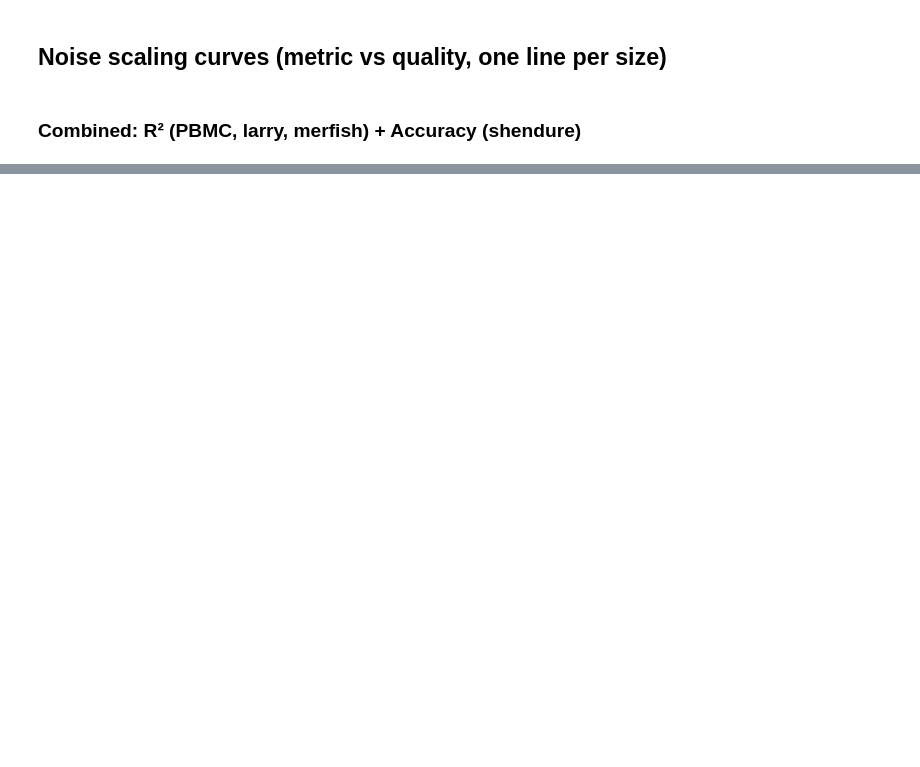
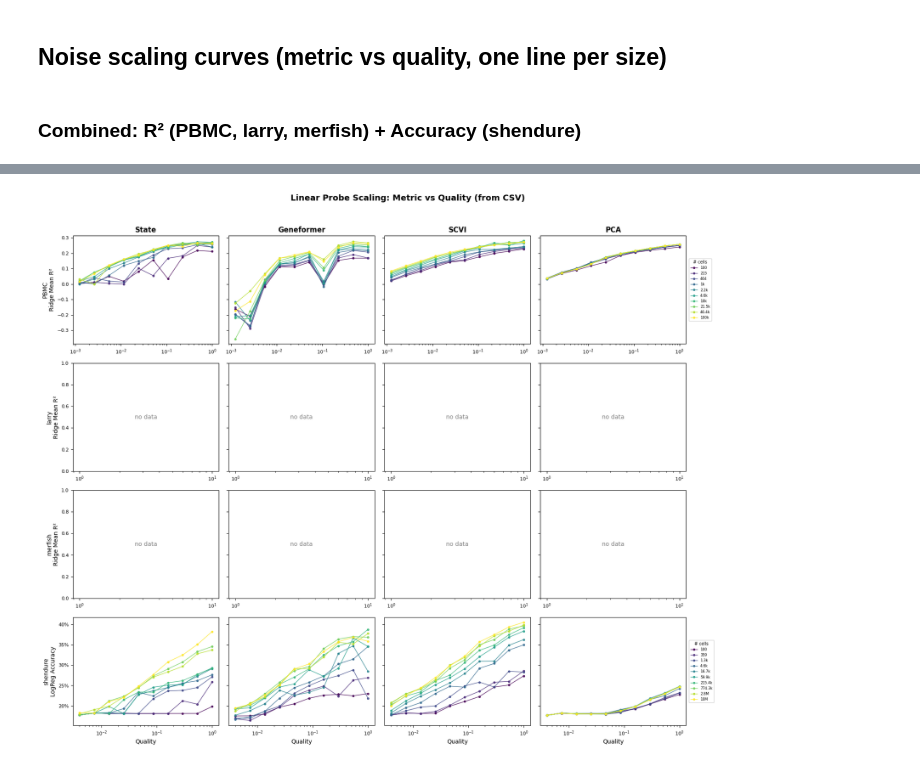
Before and after one commit to igor-sadalski/Scaling-up-measurement-noise-scaling-laws, a Jupyter notebook: analysis/2026-04-15_15-30_plot_linear_probe_scaling_curves.ipynb, the cells around one changed output, grey strips where cells are left out. Saved outputs shown, nothing was run; the diff lists cells and outputs as text; code cells hidden in the pictures; blank space fills up the shorter version.

```diff
--- a/analysis/2026-04-15_15-30_plot_linear_probe_scaling_curves.ipynb
+++ b/analysis/2026-04-15_15-30_plot_linear_probe_scaling_curves.ipynb
@@ -248,0 +284,85 @@ plt.show()
+# %%
+# Regenerate the plot from the saved CSV and write the PNG next to it
+# (Plotting attributes — probe_label, lower_is_better, pct, log_y — live in ROW_SPECS, not the CSV.)
+csv_df = pd.read_csv(CSV_PATH)
+
+# Pivot to wide form (one column per probe) so the existing plotting logic works unchanged
+df_from_csv = (csv_df
+               .pivot_table(index=['dataset', 'algo', 'size', 'quality'],
+                            columns='probe', values='value')
+               .reset_index()
+               .rename(columns={'algo': 'algorithm'}))
+df_from_csv.columns.name = None
+
+algorithms = [a for a in ALGO_ORDER if a in df_from_csv['algorithm'].unique()]
+n_rows = len(ROW_SPECS)
+n_cols = len(algorithms)
+
+plain_fmtr = mticker.FuncFormatter(_plain_number)
+
+fig, axes = plt.subplots(n_rows, n_cols,
+                         figsize=(4 * n_cols + 1.6, 3.2 * n_rows + 0.8),
+                         squeeze=False, sharex=False)
+
+for i in range(n_rows):
+    for j in range(1, n_cols):
+        axes[i, j].sharey(axes[i, 0])
+
+cmap = plt.cm.viridis
+
+for i, (ds, metric_col, metric_label, lower_is_better, pct, log_y) in enumerate(ROW_SPECS):
+    sizes = sorted(df_from_csv[df_from_csv['dataset'] == ds]['size'].unique())
+    norm = mcolors.LogNorm(vmin=min(sizes), vmax=max(sizes)) if sizes else None
+
+    for j, algo in enumerate(algorithms):
+        ax = axes[i, j]
+        sub = df_from_csv[(df_from_csv['dataset'] == ds) & (df_from_csv['algorithm'] == algo)].dropna(subset=[metric_col])
+
+        if sub.empty:
+            ax.text(0.5, 0.5, 'no data', ha='center', va='center',
+                    transform=ax.transAxes, color='gray', fontsize=10)
+        else:
+            for sz in sorted(sub['size'].unique()):
+                color = cmap(norm(sz))
+                sz_df = sub[sub['size'] == sz].sort_values('quality')
+                y = sz_df[metric_col] * 100 if pct else sz_df[metric_col]
+                ax.plot(sz_df['quality'], y,
+                        marker='o', markersize=3, linewidth=1, color=color,
+                        alpha=0.85, label=_fmt_size(sz))
+
+        ax.set_xscale('log')
+        if pct:
+            ax.yaxis.set_major_formatter(
+                mticker.FuncFormatter(lambda v, _: f'{v:.0f}%'))
+        elif log_y:
+            ax.set_yscale('log')
+            ax.yaxis.set_minor_formatter(mticker.NullFormatter())
+
+        if i == n_rows - 1:
+            ax.set_xlabel('Quality', fontsize=10)
+        if j == 0:
+            ax.set_ylabel(f'{ds}\n{metric_label}', fontsize=10)
+        if i == 0:
+            ax.set_title(algo, fontsize=12, fontweight='bold')
+        ax.tick_params(labelsize=8)
+        if j > 0:
+            ax.tick_params(labelleft=False)
+
+    if lower_is_better:
+        axes[i, 0].invert_yaxis()
+
+    last_ax = axes[i, n_cols - 1]
+    handles, labels = last_ax.get_legend_handles_labels()
+    if handles:
+        last_ax.legend(handles, labels, title='# cells', fontsize=6,
+                       title_fontsize=7, loc='center left',
+                       bbox_to_anchor=(1.02, 0.5), borderaxespad=0,
+                       frameon=True, framealpha=0.8)
+
+fig.suptitle('Linear Probe Scaling: Metric vs Quality (from CSV)',
+             fontsize=14, fontweight='bold')
+fig.tight_layout(rect=[0, 0.01, 0.92, 0.96])
+fig.savefig(PNG_PATH, dpi=200, bbox_inches='tight')
+print(f'Saved figure to {PNG_PATH}')
+plt.show()
+# %% [output]
@@ -248,0 +370 @@ plt.show()
+[figure, added]
```
Also changed, not shown: parts of 7 cells of this notebook, 4 other files.
